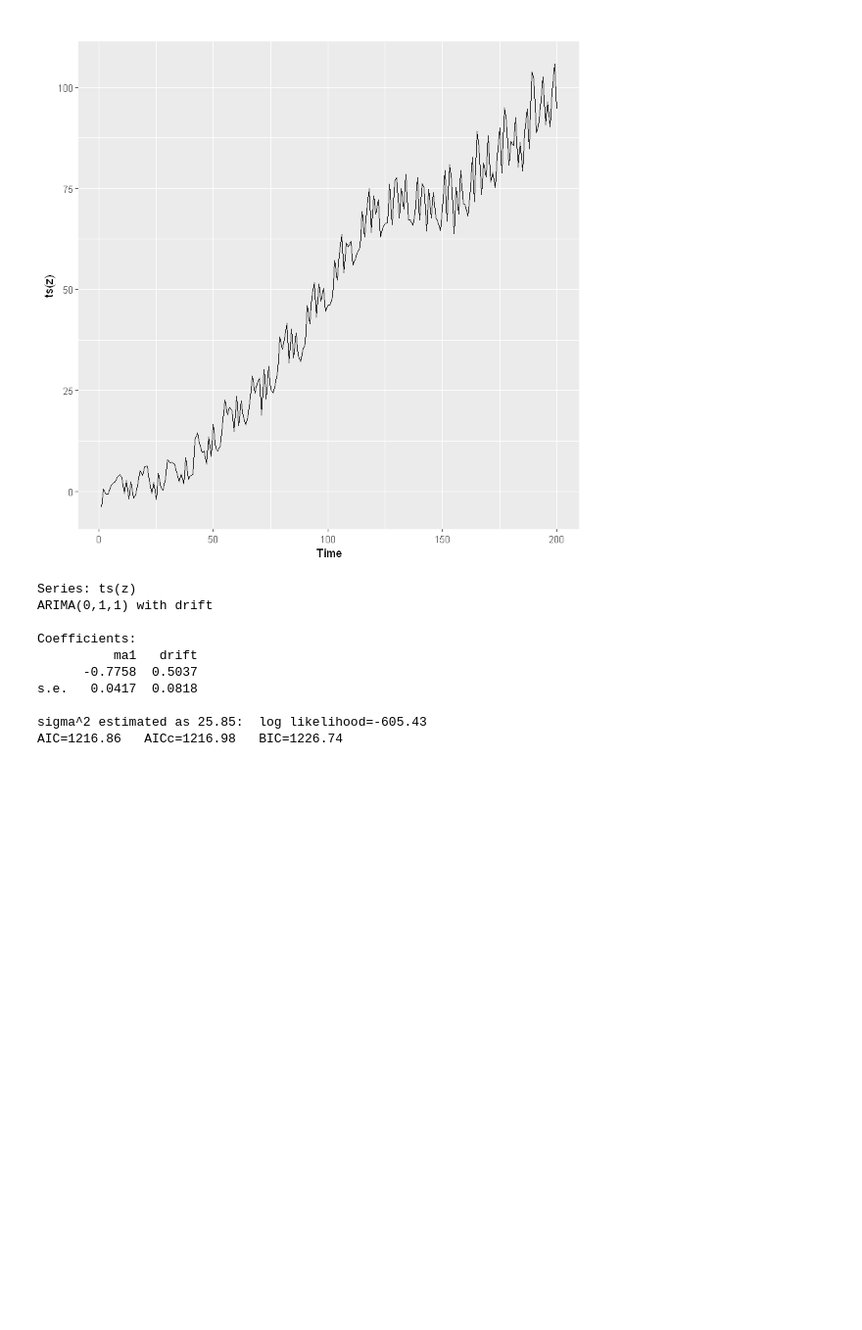
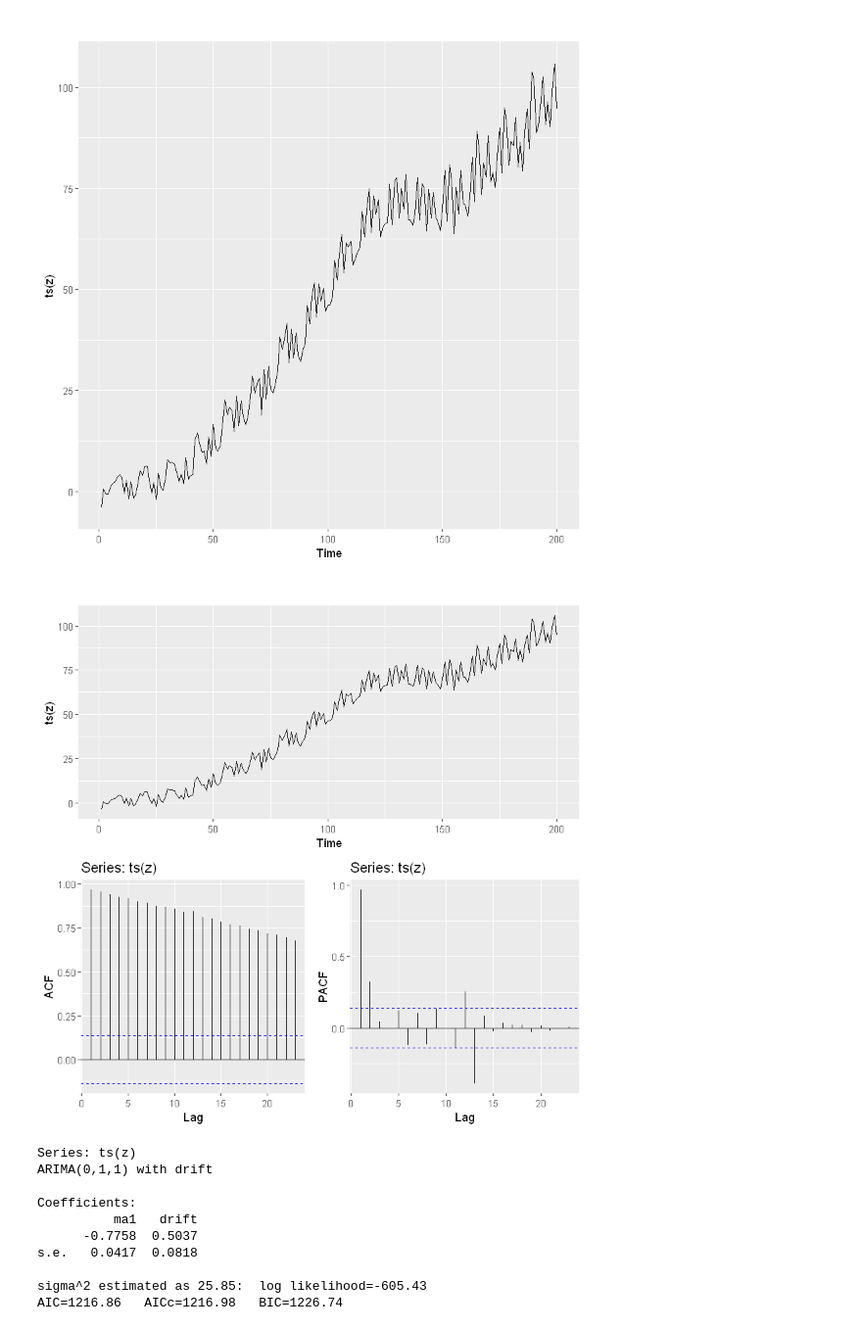
Before and after one commit to D4R6-Robot/Statistics, a Jupyter notebook: 2nd semester/02.TimeSeries/HW4/HW(4-2).ipynb, the cells around one changed output. Shown: that part at 98% size. Cells and saved outputs as stored; diff of their text form; code cells hidden in the pictures; blank space fills up the shorter version.

Commit message:
1.docx delete, and ACF, PACF add

```diff
--- a/2nd semester/02.TimeSeries/HW4/HW(4-2).ipynb
+++ b/2nd semester/02.TimeSeries/HW4/HW(4-2).ipynb
@@ -108,6 +108,17 @@ z <- z.temp[14:n] ## simulated dataset
 autoplot(ts(z))
 # %% [output]
 [figure]
+# %%
+p0 <- autoplot(ts(z))
+p1 <- ggAcf(ts(z))
+p2 <- ggPacf(ts(z))
+
+grid.arrange(p0, p1, p2,
+    layout_matrix = rbind(
+        c(1),
+        c(2, 3)))
+# %% [output]
+[figure, added]
 # %%
 fit_auto.arima <- auto.arima(ts(z))
 fit_auto.arima
```
Also changed, not shown: 1 other file.
